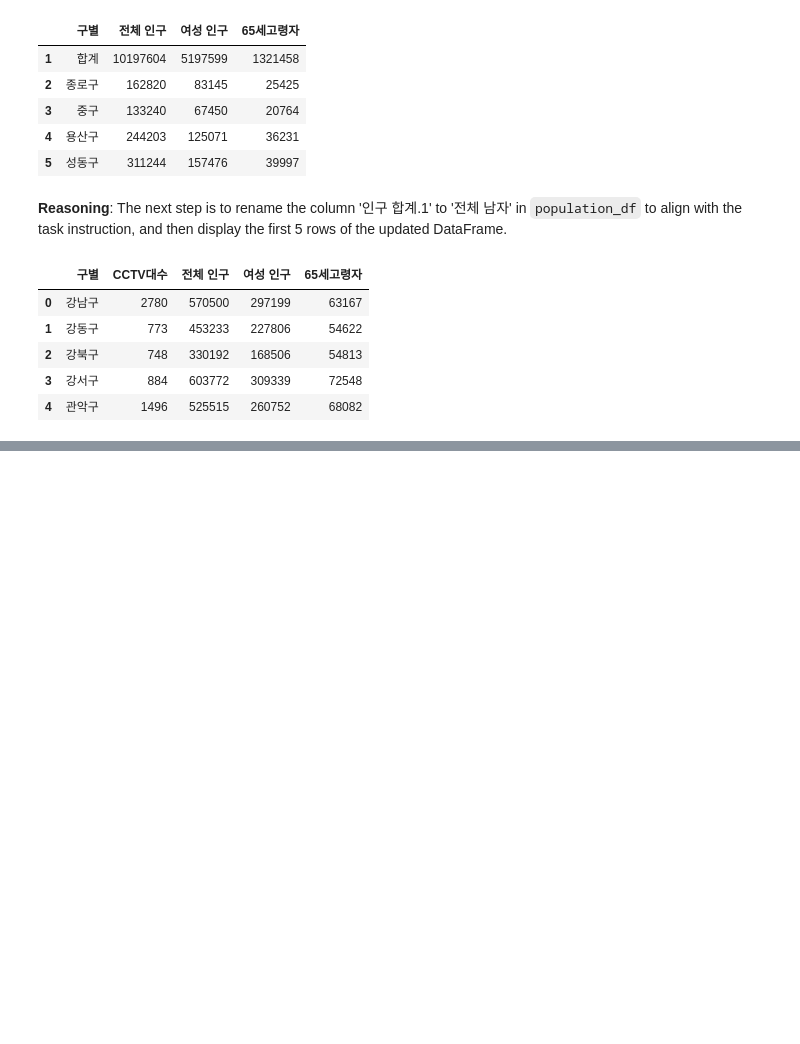
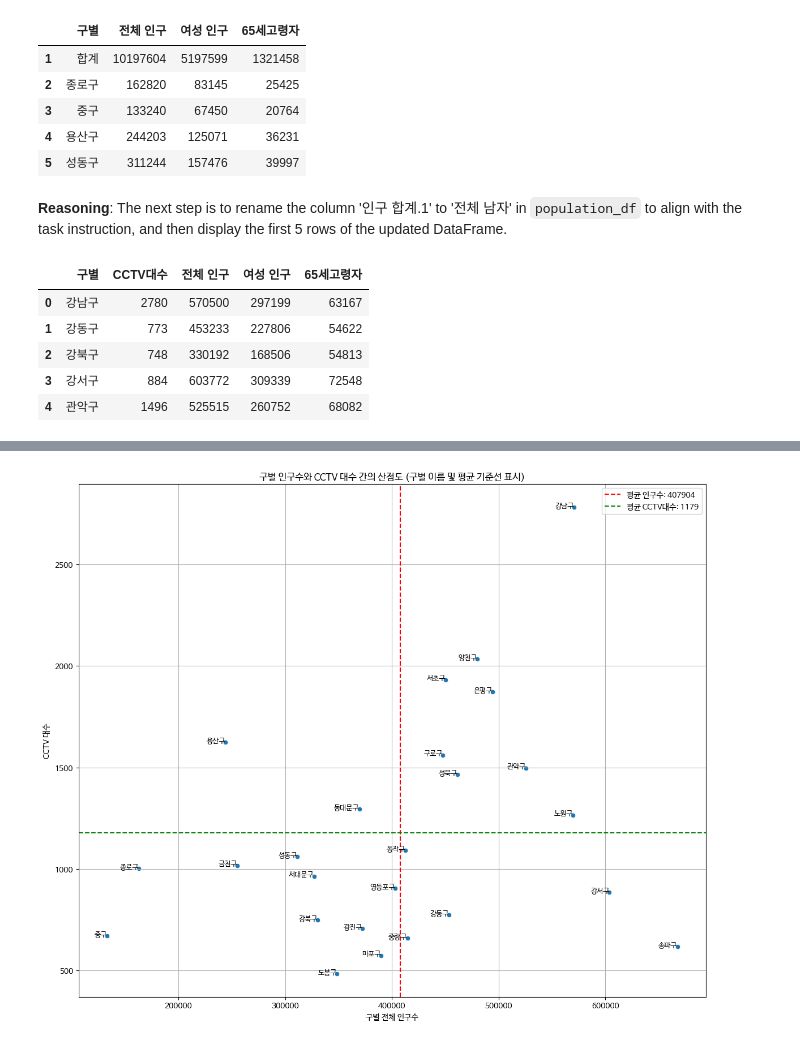
Before and after one commit to venture21/autoML_202511, a Jupyter notebook: CCTV와인구관계분석.ipynb, the cells around one changed output, grey strips where cells are left out. Cells and saved outputs as stored; diff of their text form; code cells hidden in the pictures; blank space fills up the shorter version.

```diff
--- a/CCTV와인구관계분석.ipynb
+++ b/CCTV와인구관계분석.ipynb
@@ -177,0 +266,28 @@ data_result_df.to_csv('total.csv', index=False)
+# %%
+import matplotlib.pyplot as plt
+import seaborn as sns
+
+plt.figure(figsize=(12, 10))
+sns.scatterplot(x='전체 인구', y='CCTV대수', data=corrected_df)
+
+# Add '구별' labels to each point
+for i, row in corrected_df.iterrows():
+    plt.text(row['전체 인구'], row['CCTV대수'], row['구별'], fontsize=9, ha='right')
+
+# Calculate means
+mean_population = corrected_df['전체 인구'].mean()
+mean_cctv = corrected_df['CCTV대수'].mean()
+
+# Add mean lines
+plt.axvline(x=mean_population, color='r', linestyle='--', label=f'평균 인구수: {mean_population:.0f}')
+plt.axhline(y=mean_cctv, color='g', linestyle='--', label=f'평균 CCTV대수: {mean_cctv:.0f}')
+
+plt.title('구별 인구수와 CCTV 대수 간의 산점도 (구별 이름 및 평균 기준선 표시)')
+plt.xlabel('구별 전체 인구수')
+plt.ylabel('CCTV 대수')
+plt.grid(True)
+plt.legend()
+plt.tight_layout()
+plt.show()
+# %% [output]
+[figure, added]
```
Also changed, not shown: parts of 6 cells of this notebook.
